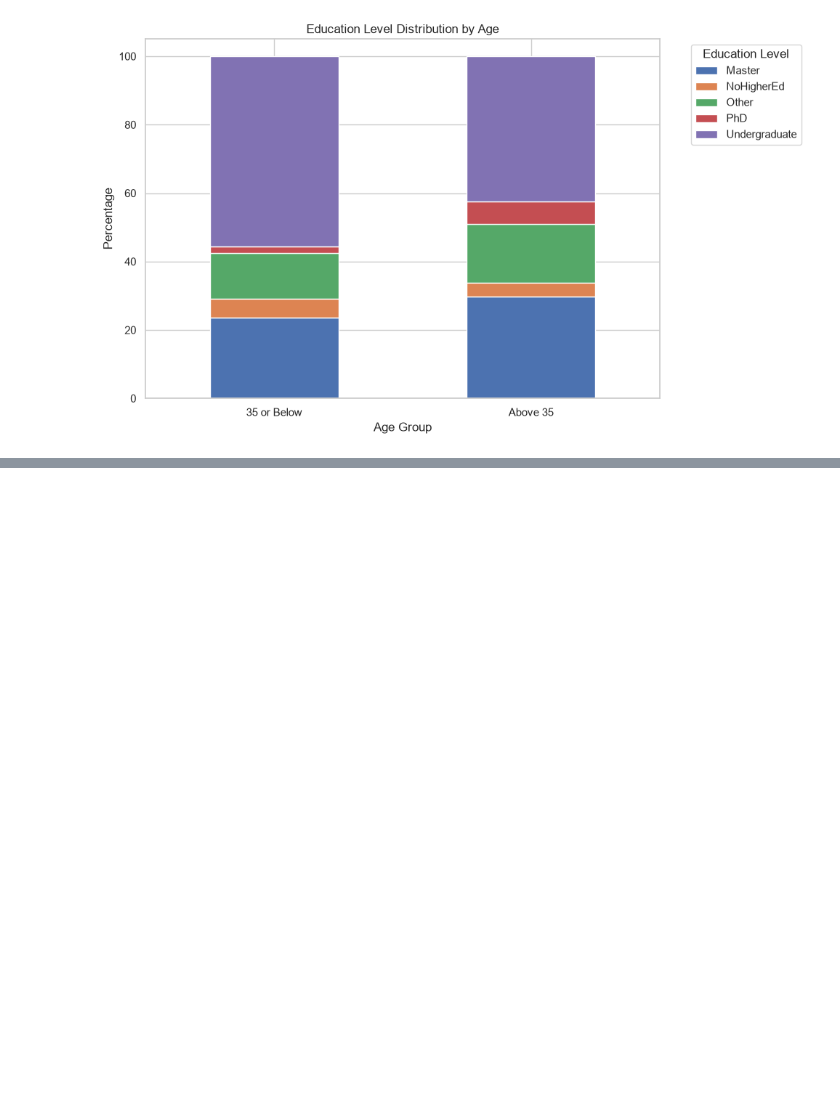
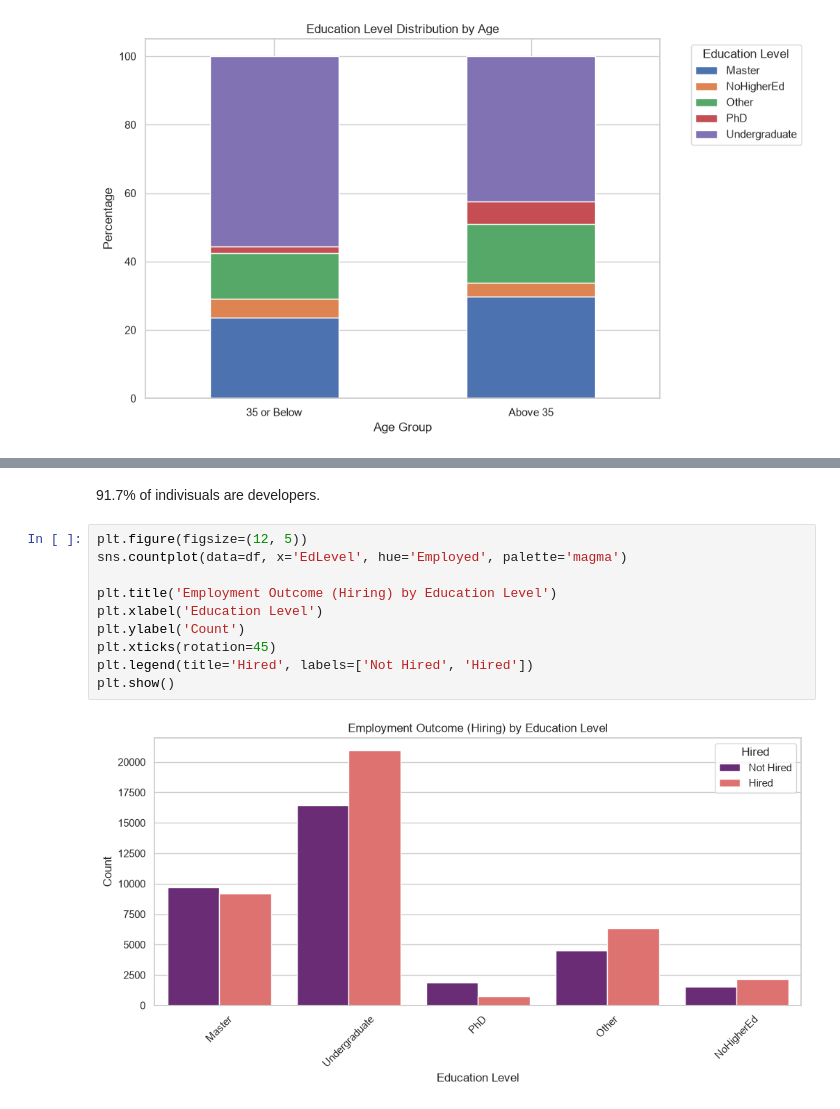
Before and after one commit to ahmed-nassr/employment-analysis-and-prediction, a Jupyter notebook: notebooks/eda.ipynb, the cells around one changed output, grey strips where cells are left out. Drawn from its saved outputs; the diff is of its cells as text; blank space fills up the shorter version.

```diff
--- a/notebooks/eda.ipynb
+++ b/notebooks/eda.ipynb
@@ -738,0 +763,14 @@ plt.show()
+# %% [markdown]
+91.7% of indivisuals are developers.
+# %%
+plt.figure(figsize=(12, 5))
+sns.countplot(data=df, x='EdLevel', hue='Employed', palette='magma')
+
+plt.title('Employment Outcome (Hiring) by Education Level')
+plt.xlabel('Education Level')
+plt.ylabel('Count')
+plt.xticks(rotation=45)
+plt.legend(title='Hired', labels=['Not Hired', 'Hired'])
+plt.show()
+# %% [output]
+[figure, added]
```
Also changed, not shown: parts of 12 cells of this notebook.
